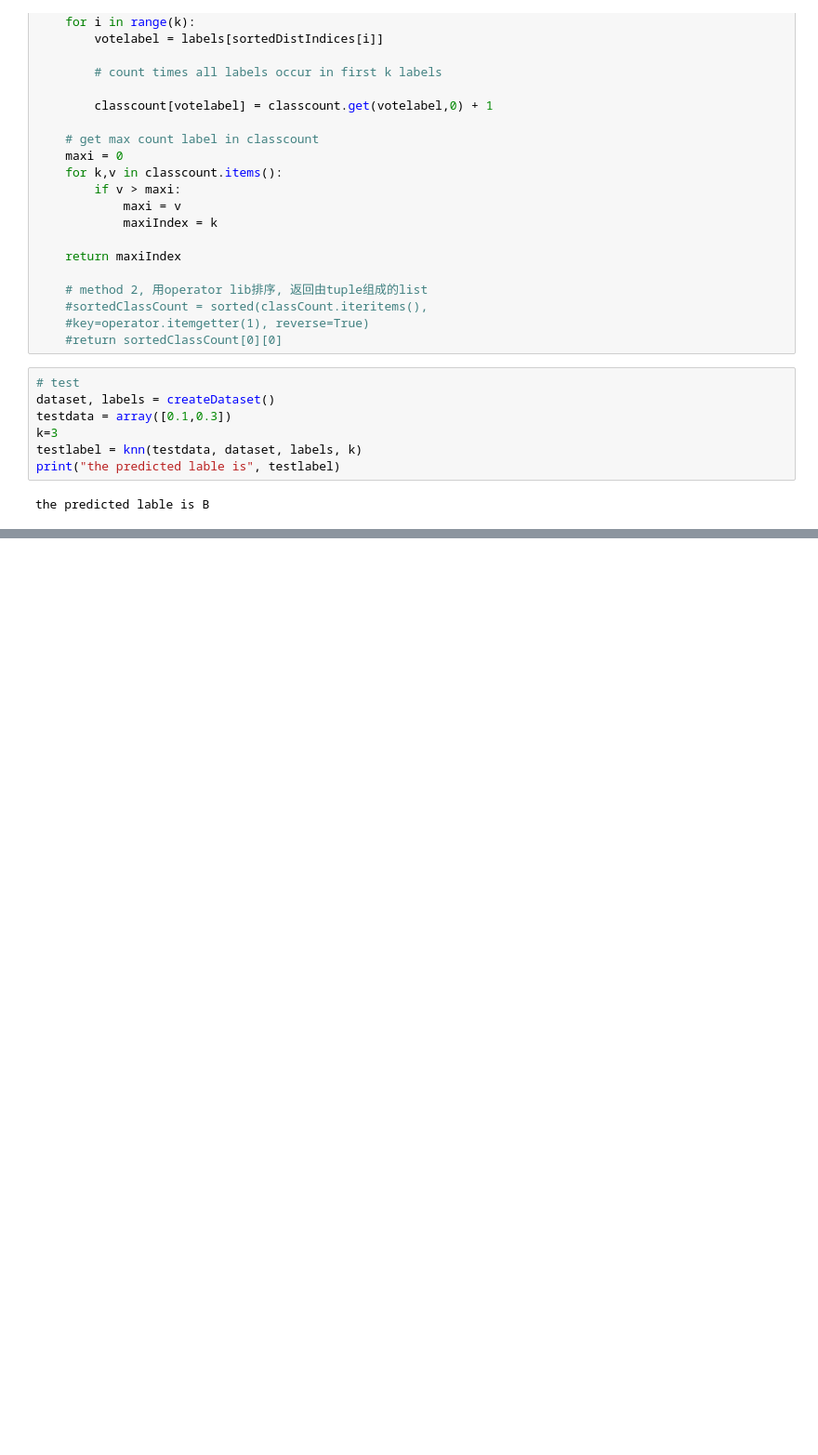
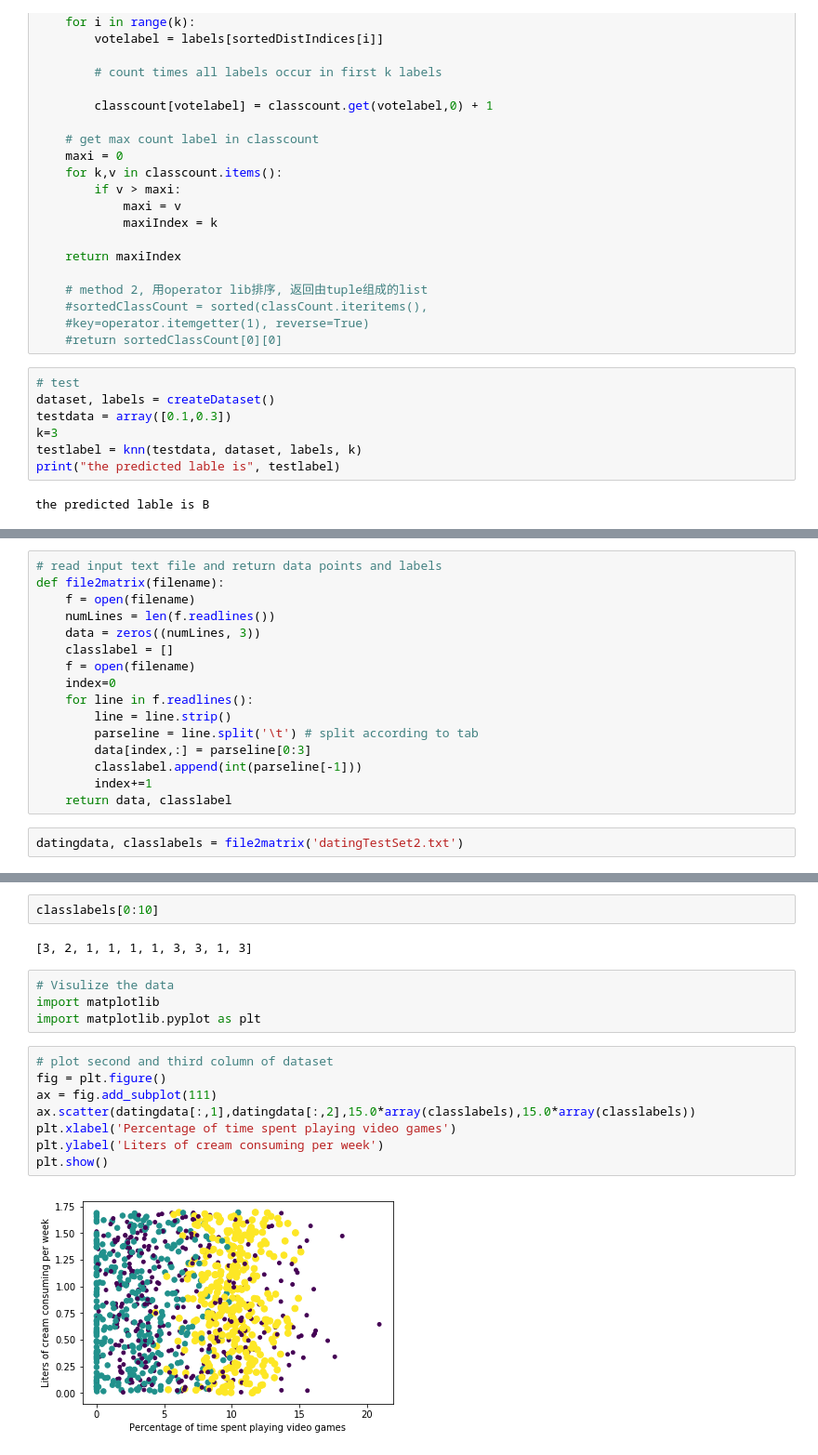
Before and after one commit to JoviZZZ/Machine-Learning-Action, a Jupyter notebook: KNN.ipynb, the cells around one changed output, grey strips where cells are left out. Shown: that part at 93% size. Saved outputs shown, nothing was run; the diff lists cells and outputs as text; blank space fills up the shorter version.

```diff
--- a/KNN.ipynb
+++ b/KNN.ipynb
@@ -61,0 +59,18 @@ the predicted lable is B
+# %%
+# read input text file and return data points and labels
+def file2matrix(filename):
+    f = open(filename)
+    numLines = len(f.readlines())
+    data = zeros((numLines, 3))
+    classlabel = []
+    f = open(filename)
+    index=0
+    for line in f.readlines():
+        line = line.strip()
+        parseline = line.split('\t') # split according to tab
+        data[index,:] = parseline[0:3]
+        classlabel.append(int(parseline[-1]))
+        index+=1
+    return data, classlabel
+# %%
+datingdata, classlabels = file2matrix('datingTestSet2.txt')
@@ -61,0 +87,18 @@ the predicted lable is B
+# %%
+classlabels[0:10]
+# %% [output]
+[3, 2, 1, 1, 1, 1, 3, 3, 1, 3]
+# %%
+# Visulize the data
+import matplotlib
+import matplotlib.pyplot as plt
+# %%
+# plot second and third column of dataset
+fig = plt.figure()
+ax = fig.add_subplot(111)
+ax.scatter(datingdata[:,1],datingdata[:,2],15.0*array(classlabels),15.0*array(classlabels))
+plt.xlabel('Percentage of time spent playing video games')
+plt.ylabel('Liters of cream consuming per week')
+plt.show()
+# %% [output]
+[figure, added]
```
Also changed, not shown: parts of 17 cells of this notebook.
